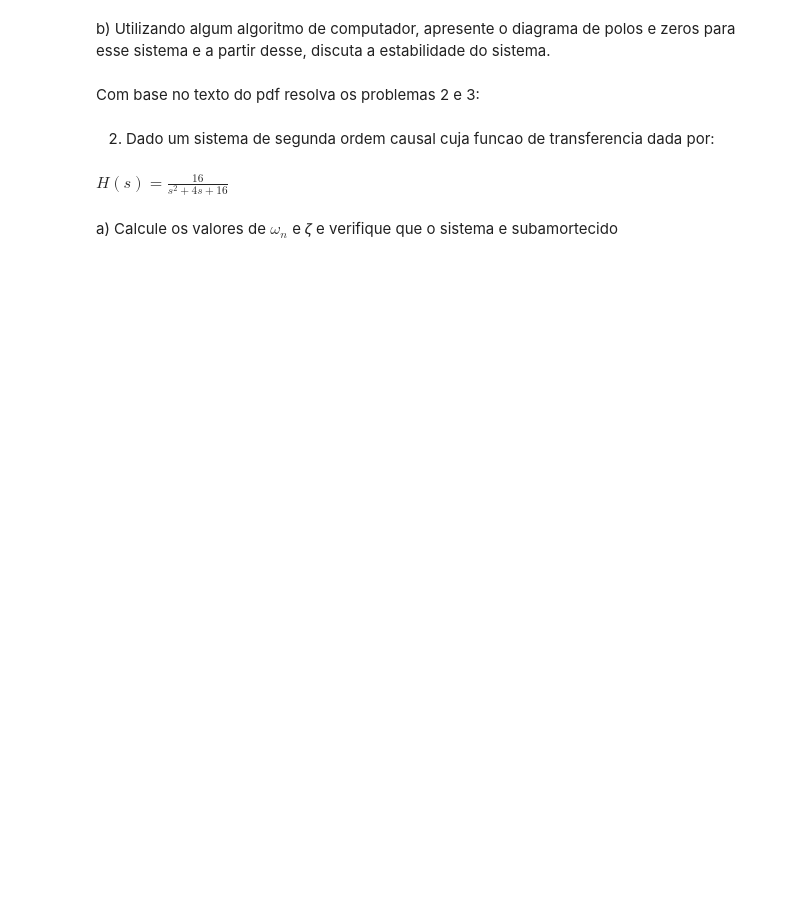
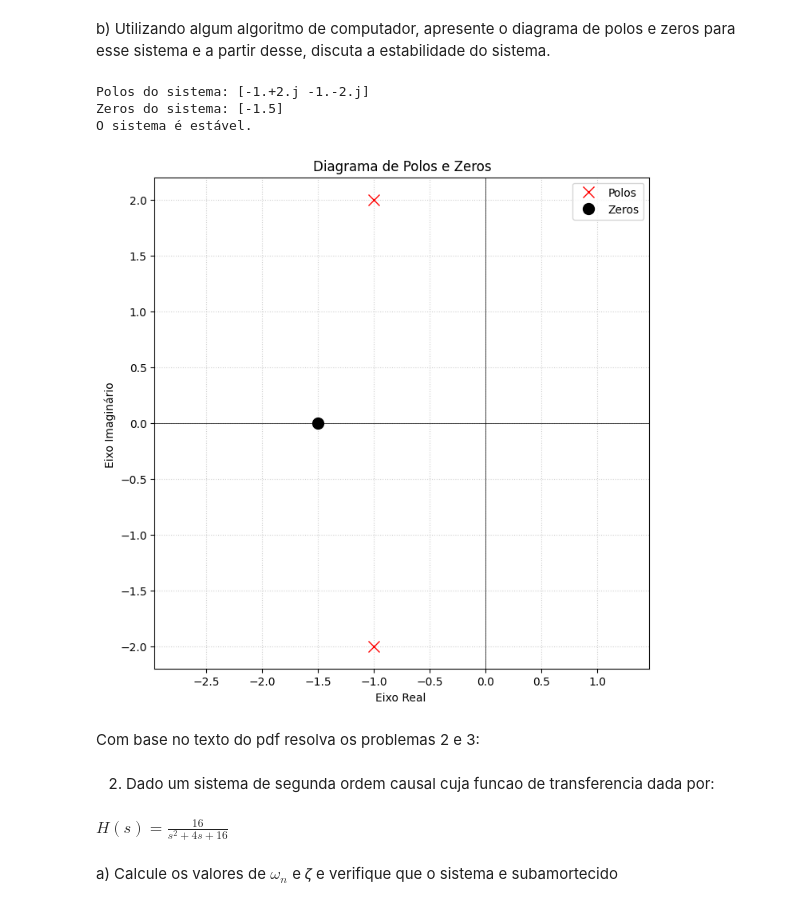
Before and after one commit to Mayconsmy/Sinais-e-Sistemas, a Jupyter notebook: Trabalhos/Segundo_Trabalho_Computacional.ipynb, the cells around one changed output. Saved outputs shown, nothing was run; the diff lists cells and outputs as text; code cells hidden in the pictures; blank space fills up the shorter version.

```diff
--- a/Trabalhos/Segundo_Trabalho_Computacional.ipynb
+++ b/Trabalhos/Segundo_Trabalho_Computacional.ipynb
@@ -50,31 +53,36 @@ e a partir desse, discuta a estabilidade do sistema.
 # %%
 polos = sistema_LTI.poles
 zeros = sistema_LTI.zeros
 
 print("Polos do sistema:", polos)
 print("Zeros do sistema:", zeros)
 
 # Discutindo a estabilidade do sistema
 is_stable = np.all(np.real(polos) < 0)
 
 if is_stable:
     print("O sistema é estável.")
 else:
     print("O sistema é instável.")
 
 # plotando o diagrama de polos e zeros
 plt.figure(figsize=(8, 8))
 plt.plot(polos.real, polos.imag, 'x', markersize=10, label='Polos', color='red')
 plt.plot(zeros.real, zeros.imag, 'o', markersize=10, label='Zeros', color='black')
 plt.axhline(0, color='black', linewidth=0.5)
 plt.axvline(0, color='black', linewidth=0.5)
 plt.grid(True, linestyle=':', alpha=0.6)
 plt.title('Diagrama de Polos e Zeros')
-plt.xlabel('Eixo Real ($\\sigma$)')
-plt.ylabel('Eixo Imaginário ($j\\omega$)')
+plt.xlabel('Eixo Real ')
+plt.ylabel('Eixo Imaginário ')
 plt.legend()
 plt.axis('equal')
 plt.show()
+# %% [output]
+Polos do sistema: [-1.+2.j -1.-2.j]
+Zeros do sistema: [-1.5]
+O sistema é estável.
+[figure, added]
 # %% [markdown]
 Com base no texto do pdf resolva os problemas 2 e 3:
 # %% [markdown]
```
Also changed, not shown: parts of 23 cells of this notebook.
